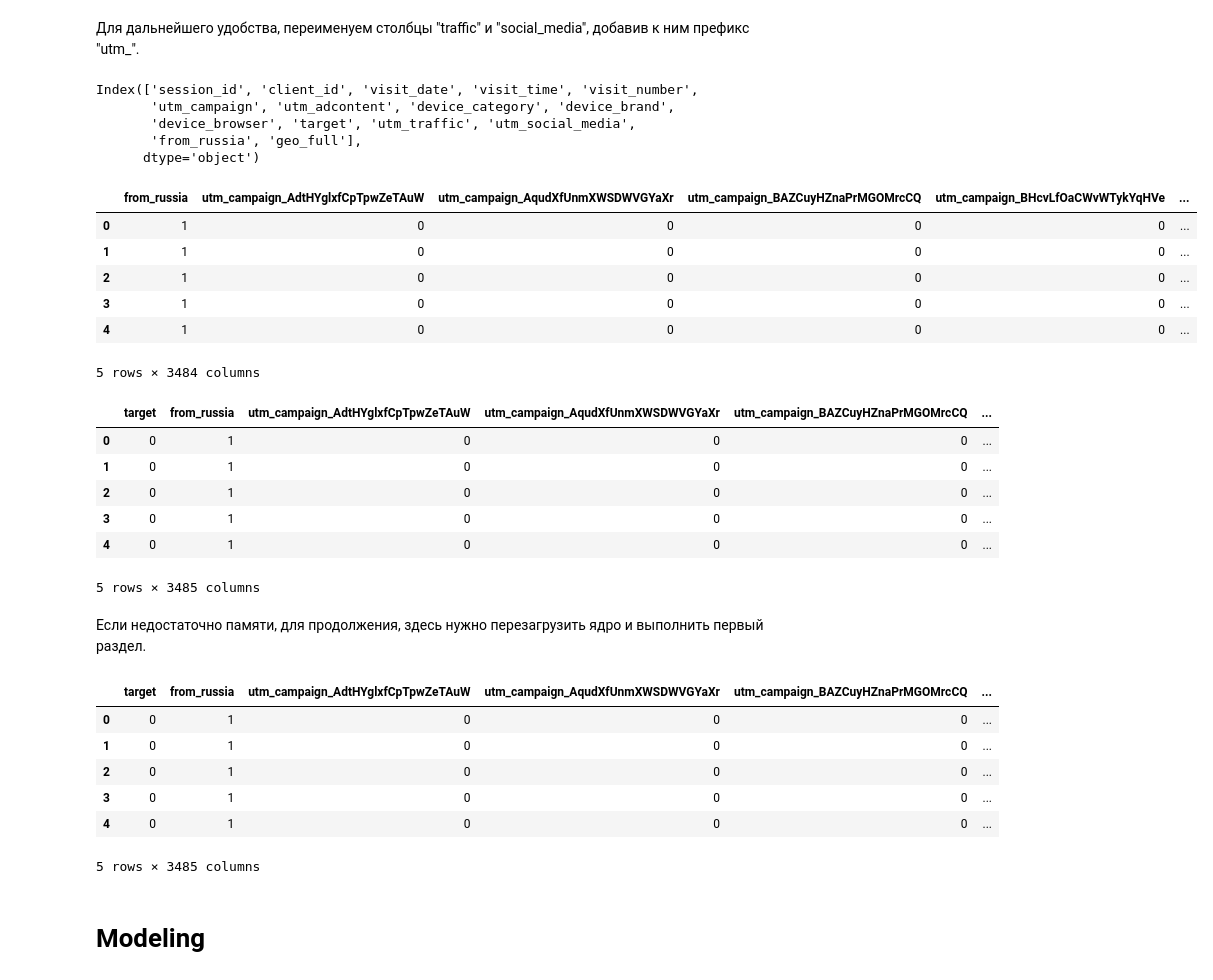
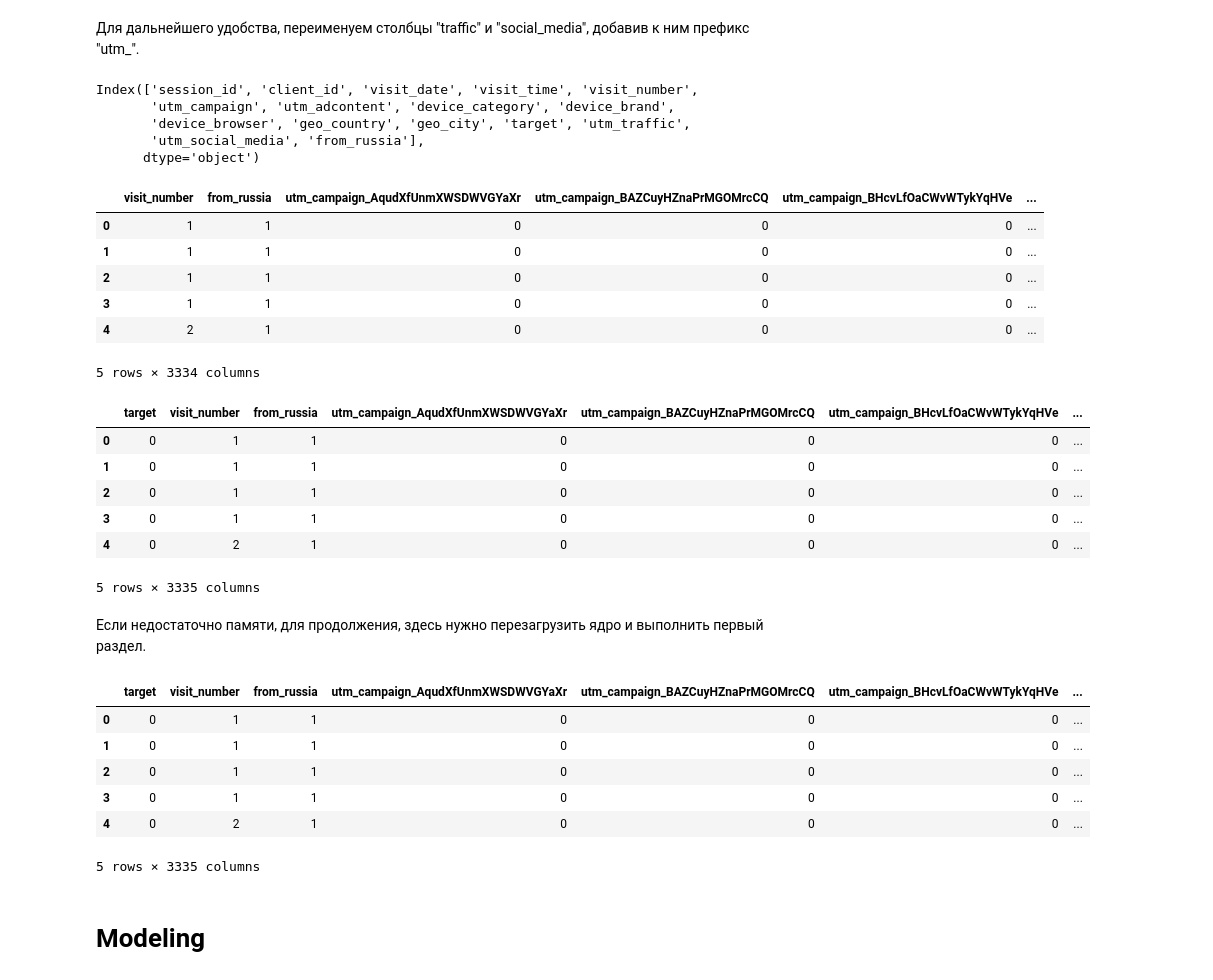
Before and after one commit to MawneIl/Analysis-of-the-SberAutosubscription, a Jupyter notebook: Notebook.ipynb, the cells around one changed output. Drawn from its saved outputs; the diff is of its cells as text; code cells hidden in the pictures.

```diff
--- a/Notebook.ipynb
+++ b/Notebook.ipynb
@@ -1308,10 +1308,10 @@ Index(['session_id', 'client_id', 'visit_date', 'visit_time', 'visit_number',
        'social_media', 'from_russia'],
       dtype='object')
 # %%
-df['geo_full'] = df.apply(lambda x: f'{x.geo_country}: {x.geo_city}', axis=1)
+# df['geo_full'] = df.apply(lambda x: f'{x.geo_country}: {x.geo_city}', axis=1)
 
 # удаляем исходные столбцы geo_country и geo_city, они больше не нужены
-df = df.drop(columns=[ "geo_country", "geo_city"])
+# df = df.drop(columns=[ "geo_country", "geo_city"])
 # %% [markdown]
 Для дальнейшего удобства, переименуем столбцы "traffic" и "social_media", добавив к ним префикс "utm_".
 # %%
@@ -1326,8 +1326,8 @@ df.columns
 # %% [output]
 Index(['session_id', 'client_id', 'visit_date', 'visit_time', 'visit_number',
        'utm_campaign', 'utm_adcontent', 'device_category', 'device_brand',
-       'device_browser', 'target', 'utm_traffic', 'utm_social_media',
-       'from_russia', 'geo_full'],
+       'device_browser', 'geo_country', 'geo_city', 'target', 'utm_traffic',
+       'utm_social_media', 'from_russia'],
       dtype='object')
 # %%
 # удалим, не нужные для обучения, столбцы
@@ -1335,32 +1335,32 @@ cols_to_drop = ['session_id',
                 'client_id',
                 'visit_date',
                 'visit_time',
-                'visit_number']
+                'geo_country']
 df = df.drop(cols_to_drop, axis=1)
 # %%
 # Кодируем категориальные фичи с помощью get_dummies
-ohe = pd.get_dummies(df.drop(columns=['target']))
+ohe = pd.get_dummies(df.drop(columns=['target']), drop_first=True)
 ohe.head()
 # %% [output]
-|  | from_russia | utm_campaign_AdtHYglxfCpTpwZeTAuW | utm_campaign_AqudXfUnmXWSDWVGYaXr | utm_campaign_BAZCuyHZnaPrMGOMrcCQ | utm_campaign_BHcvLfOaCWvWTykYqHVe | ... |
-| 0 | 1 | 0 | 0 | 0 | 0 | ... |
-| 1 | 1 | 0 | 0 | 0 | 0 | ... |
-| 2 | 1 | 0 | 0 | 0 | 0 | ... |
-| 3 | 1 | 0 | 0 | 0 | 0 | ... |
-| 4 | 1 | 0 | 0 | 0 | 0 | ... |
+|  | visit_number | from_russia | utm_campaign_AqudXfUnmXWSDWVGYaXr | utm_campaign_BAZCuyHZnaPrMGOMrcCQ | utm_campaign_BHcvLfOaCWvWTykYqHVe | ... |
+| 0 | 1 | 1 | 0 | 0 | 0 | ... |
+| 1 | 1 | 1 | 0 | 0 | 0 | ... |
+| 2 | 1 | 1 | 0 | 0 | 0 | ... |
+| 3 | 1 | 1 | 0 | 0 | 0 | ... |
+| 4 | 2 | 1 | 0 | 0 | 0 | ... |
-5 rows × 3484 columns
+5 rows × 3334 columns
 # %%
 # добавим кодировнные данные в наш датафрейм, удалив при этом не нужные столбцы
 df_ohe = pd.concat([df['target'], ohe], axis=1)
 df_ohe.head()
 # %% [output]
-|  | target | from_russia | utm_campaign_AdtHYglxfCpTpwZeTAuW | utm_campaign_AqudXfUnmXWSDWVGYaXr | utm_campaign_BAZCuyHZnaPrMGOMrcCQ | ... |
-| 0 | 0 | 1 | 0 | 0 | 0 | ... |
-| 1 | 0 | 1 | 0 | 0 | 0 | ... |
-| 2 | 0 | 1 | 0 | 0 | 0 | ... |
-| 3 | 0 | 1 | 0 | 0 | 0 | ... |
-| 4 | 0 | 1 | 0 | 0 | 0 | ... |
+|  | target | visit_number | from_russia | utm_campaign_AqudXfUnmXWSDWVGYaXr | utm_campaign_BAZCuyHZnaPrMGOMrcCQ | utm_campaign_BHcvLfOaCWvWTykYqHVe | ... |
+| 0 | 0 | 1 | 1 | 0 | 0 | 0 | ... |
+| 1 | 0 | 1 | 1 | 0 | 0 | 0 | ... |
+| 2 | 0 | 1 | 1 | 0 | 0 | 0 | ... |
+| 3 | 0 | 1 | 1 | 0 | 0 | 0 | ... |
+| 4 | 0 | 2 | 1 | 0 | 0 | 0 | ... |
-5 rows × 3485 columns
+5 rows × 3335 columns
 # %%
 # сохраним наш датафрейм для обучения модели
 with open(f'{path}/df_ohe.pkl', 'wb') as file:
@@ -1370,13 +1370,13 @@ with open(f'{path}/df_ohe.pkl', 'wb') as file:
 # %%
 df_ohe.head()
 # %% [output]
-|  | target | from_russia | utm_campaign_AdtHYglxfCpTpwZeTAuW | utm_campaign_AqudXfUnmXWSDWVGYaXr | utm_campaign_BAZCuyHZnaPrMGOMrcCQ | ... |
-| 0 | 0 | 1 | 0 | 0 | 0 | ... |
-| 1 | 0 | 1 | 0 | 0 | 0 | ... |
-| 2 | 0 | 1 | 0 | 0 | 0 | ... |
-| 3 | 0 | 1 | 0 | 0 | 0 | ... |
-| 4 | 0 | 1 | 0 | 0 | 0 | ... |
+|  | target | visit_number | from_russia | utm_campaign_AqudXfUnmXWSDWVGYaXr | utm_campaign_BAZCuyHZnaPrMGOMrcCQ | utm_campaign_BHcvLfOaCWvWTykYqHVe | ... |
+| 0 | 0 | 1 | 1 | 0 | 0 | 0 | ... |
+| 1 | 0 | 1 | 1 | 0 | 0 | 0 | ... |
+| 2 | 0 | 1 | 1 | 0 | 0 | 0 | ... |
+| 3 | 0 | 1 | 1 | 0 | 0 | 0 | ... |
+| 4 | 0 | 2 | 1 | 0 | 0 | 0 | ... |
-5 rows × 3485 columns
+5 rows × 3335 columns
 # %% [markdown]
 # Modeling
 # %% [markdown]
```
Also changed, not shown: parts of 16 cells of this notebook, 20 other files.
